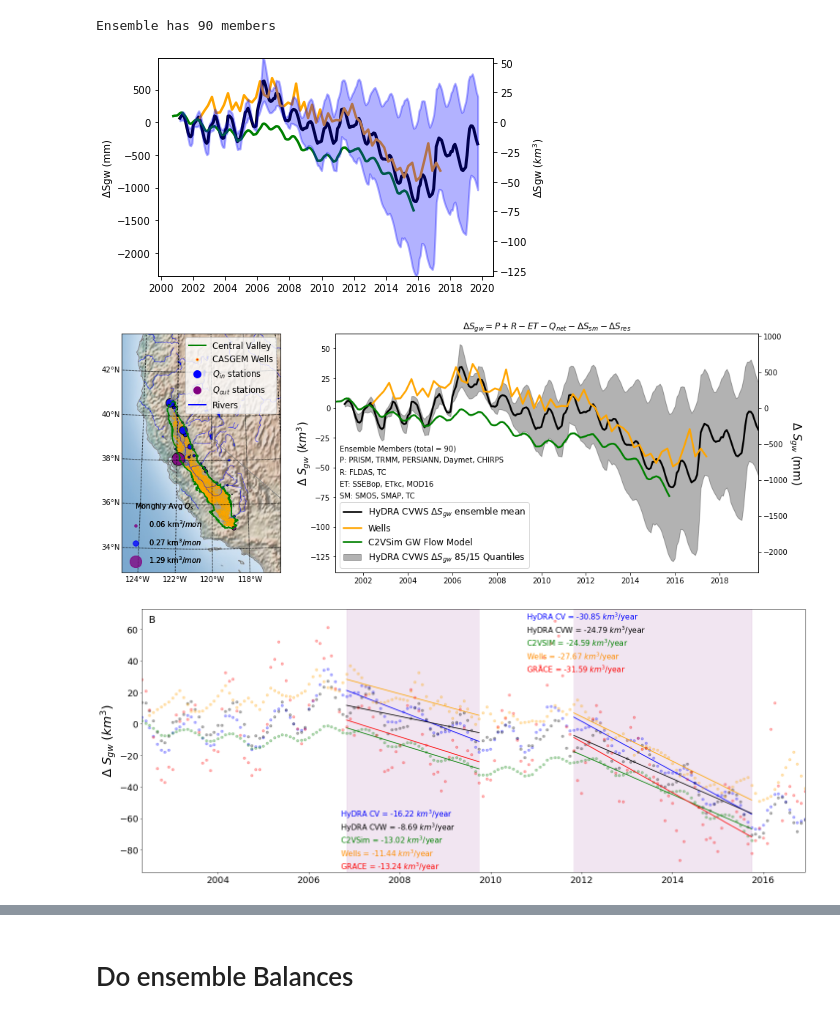
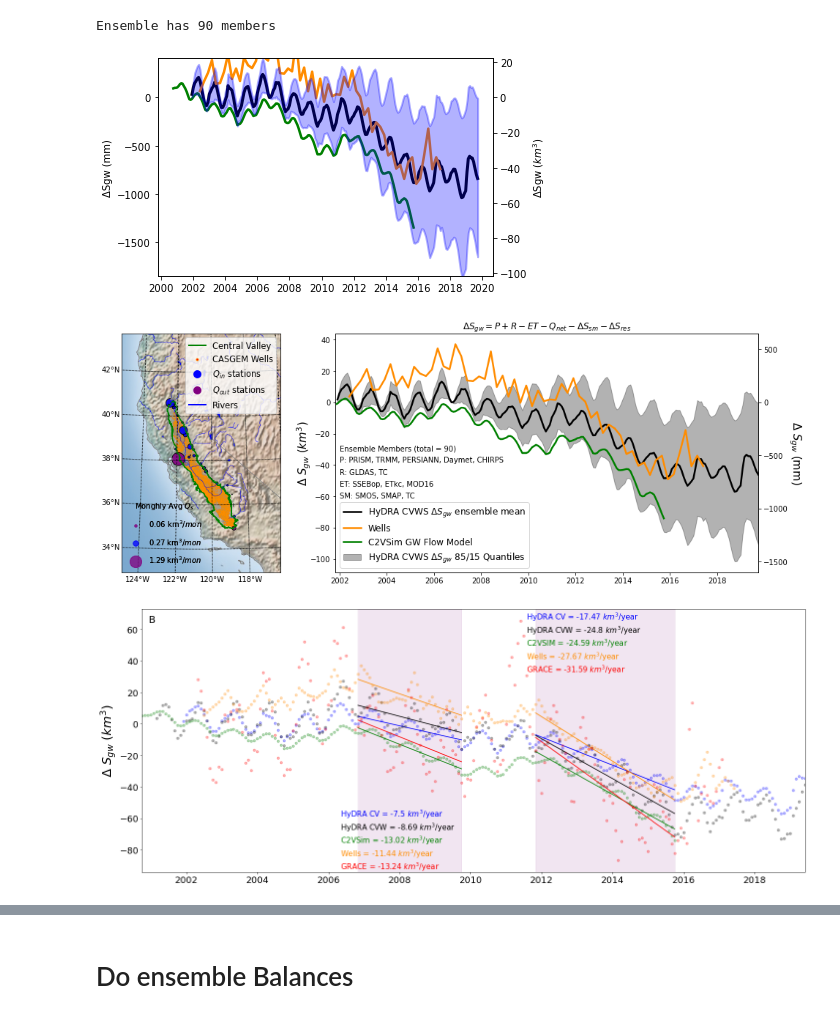
Before and after one commit to kashingtonDC/HyDRA, a Jupyter notebook: code/04a_Figures_Revised.ipynb, the cells around one changed output, grey strips where cells are left out. Cells and saved outputs as stored; diff of their text form; code cells hidden in the pictures.

Commit message:
revised figures clean run

```diff
--- a/code/04a_Figures_Revised.ipynb
+++ b/code/04a_Figures_Revised.ipynb
@@ -473,42 +567,42 @@ print("Ensemble has {} members".format(str(len(combolist))))
 Ensemble has 180 members
 # %%
 # Run the ensemble
-dsens = []
-for p,swe,et,sm in combolist:
-    ds = pdf[p] - aetdf[et] - rdf['DWR Qout'] - swedf[swe].diff() - smdf['Reservoirs'].diff() - smdf[sm].diff()
-    dsens.append(np.cumsum(ds - np.mean(ds[:60])))
+dsens_cvws = []
+for p,swe,et,sm in combolist_cvws:
+    ds = pdf_cvws[p] - aetdf_cvws[et] - rdf_cvws['DWR Qout'] - swedf_cvws[swe].diff() - smdf_cvws['Reservoirs'].diff() - smdf_cvws[sm].diff()
+    dsens_cvws.append(np.cumsum(ds - np.mean(ds[:60])))
 # %%
 fig, ax1 = plt.subplots()
 
 # plot all ensembles - make alpha >0 if desired
-for d in dsens:
+for d in dsens_cvws:
     ax1.plot(d / 155000 * 1e6, alpha = 0.0, color = 'gray')
 
-p25 = np.nanquantile(np.vstack(dsens)/ 155000 * 1e6,0.15, axis =0)
-p75 = np.nanquantile(np.vstack(dsens)/ 155000 * 1e6,0.85, axis =0)
+p15_cvws = np.nanquantile(np.vstack(dsens_cvws)/ 155000 * 1e6,0.15, axis =0)
+p85_cvws = np.nanquantile(np.vstack(dsens_cvws)/ 155000 * 1e6,0.85, axis =0)
 
-ax1.plot(dsens[0].index,np.nanmean(np.vstack(dsens)/ 155000 * 1e6, axis = 0), linewidth = 3, color = 'black')
+ax1.plot(dsens_cvws[0].index,np.nanmean(np.vstack(dsens_cvws)/ 155000 * 1e6, axis = 0), linewidth = 3, color = 'black')
 ax1.plot(grace.index, grace['grace_mean']/ 155000 * 1e6, color="red", linewidth = 2.5,label = "NASA GRACE")
 ax1.set_ylabel('ΔSgw (mm)')
-ax1.set_ylim([np.nanmin(p25),np.nanmax(p75)])
+ax1.set_ylim([np.nanmin(p15_cvws),np.nanmax(p85_cvws)])
 
 ax2 = ax1.twinx()
 
 # plot all ensembles - make alpha >0 if desired
-for d in dsens:
+for d in dsens_cvws:
     ax2.plot(d, alpha = 0.0, color = 'gray')
 
 # 75 th 25th quantile
-p25 = np.nanquantile(np.vstack(dsens),0.15, axis =0)
-p75 = np.nanquantile(np.vstack(dsens),0.85, axis =0)
-ax2.plot(dsens[0].index,np.nanmean(np.vstack(dsens), axis = 0), alpha = 0)
-ax2.fill_between(dsens[0].index,p25,p75, linewidth =2, alpha = 0.3, color = 'blue')
+p15_cvws = np.nanquantile(np.vstack(dsens_cvws),0.15, axis =0)
+p85_cvws = np.nanquantile(np.vstack(dsens_cvws),0.85, axis =0)
+ax2.plot(dsens_cvws[0].index,np.nanmean(np.vstack(dsens_cvws), axis = 0), alpha = 0)
+ax2.fill_between(dsens_cvws[0].index,p15_cvws,p85_cvws, linewidth =2, alpha = 0.3, color = 'blue')
 ax2.plot(grace.index, grace['grace_mean'], color="red",alpha = 0, label = "NASA GRACE")
 ax2.fill_between(grace.index,grace['grace_min'],grace['grace_max'], alpha = 0.1, color = 'red')
 
 ax2.tick_params(axis='y')
 ax2.set_ylabel('ΔSgw ($km^3$)')
-ax2.set_ylim([np.nanmin(p25),np.nanmax(p75)])
+ax2.set_ylim([np.nanmin(p15_cvws),np.nanmax(p85_cvws)])
 
 plt.show()
 # %% [output]
@@ -636,6 +730,7 @@ pcoldict = {'p_prism':'PRISM',
 pdf = wbdf.loc[:, wbdf.columns.isin(pcoldict.keys())][323:-12]
 pdf.dropna(axis = 0, how = 'all', inplace = True)
 pdf.rename(columns = pcoldict, inplace = True)
+pdf = time_mask_df(pdf)
 
 aetcoldict = {'aet_gldas':'GLDAS',
                 'aet_fldas':'FLDAS',
@@ -646,6 +741,7 @@ aetcoldict = {'aet_gldas':'GLDAS',
 aetdf = wbdf.loc[:, wbdf.columns.isin(aetcoldict.keys())][323:-12]
 aetdf.dropna(axis = 0, how = 'all', inplace = True)
 aetdf.rename(columns = aetcoldict, inplace = True)
+aetdf = time_mask_df(aetdf)
 
 petcoldict = {'pet_gldas':'GLDAS',
                 'pet_gmet':'Gridmet',
@@ -655,7 +751,7 @@ petcoldict = {'pet_gldas':'GLDAS',
 petdf = wbdf.loc[:, wbdf.columns.isin(petcoldict.keys())][323:-12]
 petdf.dropna(axis = 0, how = 'all', inplace = True)
 petdf.rename(columns = petcoldict, inplace = True)
-
+petdf = time_mask_df(petdf)
 
 smcoldict = {'sm_smos':'SMOS',
                 'sm_smap':'SMAP',
@@ -665,6 +761,7 @@ smcoldict = {'sm_smos':'SMOS',
 smdf = wbdf.loc[:, wbdf.columns.isin(smcoldict.keys())][323:-12]
 smdf.dropna(axis = 0, how = 'all', inplace = True)
 smdf.rename(columns = smcoldict, inplace = True)
+smdf = time_mask_df(smdf)
 
 rcoldict = {'qs_out_km3':'DWR Qout',
             'qs_in_km3': 'USGS Qin',
@@ -674,6 +771,7 @@ rcoldict = {'qs_out_km3':'DWR Qout',
 rdf = wbdf.loc[:, wbdf.columns.isin(rcoldict.keys())][323:-12]
 rdf.dropna(axis = 0, how = 'all', inplace = True)
 rdf.rename(columns = rcoldict, inplace = True)
+rdf = time_mask_df(rdf)
 # %%
 make_plots(pdf/ 55000 * 1e6, pcoldict, var = "P")
 make_plots(aetdf/ 55000 * 1e6, aetcoldict, var = "AET")
@@ -691,7 +789,7 @@ make_plots(rdf/ 55000 * 1e6, rcoldict, var = "Q/R")
 plist = ['PRISM','TRMM','PERSIANN','Daymet','CHIRPS']
 etlist = ['SSEBop','ETkc',"MOD16"]
 smlist = ['SMOS','SMAP','TC']
-rlist = ['FLDAS', 'TC']
+rlist = ['GLDAS',"TC"]
 
 combolist = list(itertools.product(*[plist,etlist,smlist,rlist]))
 print("Ensemble has {} members".format(str(len(combolist))))
@@ -714,36 +812,36 @@ for d in dsens:
     ax1.plot(d / 155000 * 1e6, alpha = 0.001, color = 'gray')
 
 p25 = np.nanquantile(np.vstack(dsens)/ 55000 * 1e6,0.15, axis =0)
 p75 = np.nanquantile(np.vstack(dsens)/ 55000 * 1e6,0.85, axis =0)
 
 ax1.plot(dsens[0].index,np.nanmean(np.vstack(dsens)/ 55000 * 1e6, axis = 0), linewidth = 3, color = 'black')
-ax1.plot(wells.index, wells['wells_ds_km3']/ 55000 * 1e6, color="orange", linewidth = 2.5,label = "Wells")
+ax1.plot(wells.index, wells['wells_ds_km3']/ 55000 * 1e6, color="darkorange", linewidth = 2.5,label = "Wells")
 ax1.plot(wbdf['c2vsim_ds'][323:].index, wbdf['c2vsim_ds'][323:]/ 55000 * 1e6, color="green", linewidth = 2.5,label = "C2vsim")
 
 ax1.set_ylabel('ΔSgw (mm)')
 ax1.set_ylim([np.nanmin(p25),np.nanmax(p75)])
 
 ax2 = ax1.twinx()
 
 # Uncomment to plot all ensembles
 for d in dsens:
     ax2.plot(d, alpha = 0.0, color = 'gray')
 
 # 75 th 25th quantile
 p25 = np.nanquantile(np.vstack(dsens),0.15, axis =0)
 p75 = np.nanquantile(np.vstack(dsens),0.85, axis =0)
 ax2.plot(dsens[0].index,np.nanmean(np.vstack(dsens), axis = 0), alpha = 0)
 ax2.fill_between(dsens[0].index,p25,p75, linewidth =2, alpha = 0.3, color = 'blue')
-ax2.plot(wbdf.index, wbdf['wells_ds_km3'], color="orange",alpha = 0, label = "Wells")
+ax2.plot(wbdf.index, wbdf['wells_ds_km3'], color="darkorange",alpha = 0, label = "Wells")
 # ax2.plot(wbdf.index, wbdf['c2vsim_ds'][327:], color="green",alpha = 0, label = "C2vsim")
 
 ax2.tick_params(axis='y')
 ax2.set_ylabel('ΔSgw ($km^3$)')
 ax2.set_ylim([np.nanmin(p25),np.nanmax(p75)])
 
 plt.show()
 # %% [output]
-[figure, old version]
+[figure, new version]
 # %%
 # Setup the figure
 plt.figure(figsize=(16, 6))
@@ -773,14 +871,14 @@ m.drawparallels(parallels,labels=[True,False,True,False]) # [left,right,top,bott
 m.drawmeridians(meridians,labels=[True,False,False,True]) # [left,right,top,bottom]
 
 # Draw the shapefiles
-draw_points(casgem, m, alpha =1,color = 'orange', fill = True)
+draw_points(casgem, m, alpha =1,color = 'darkorange', fill = True)
 draw_poly(cvsa, m, alpha = 1, edgecolor = 'green', lw = 1.5, fill = False)
 draw_points(inflow,m, alpha = 0.9, sizecol= inflow["q_km3_avg"]*200,  color= 'blue', edgecolor = 'black')
 draw_points(outflow,m, alpha = 0.9, sizecol= outflow["q_km3_avg"]*200,  color= 'purple', edgecolor = 'black')
 
 # Make the first legend (upper left of map)
 custom_lines = [Line2D([0], [0], color='green', lw=2),
-                Line2D([0], [0], linewidth=0, marker='o', markersize=3, markeredgecolor = 'orange',markerfacecolor="red"),
+                Line2D([0], [0], linewidth=0, marker='o', markersize=3, markeredgecolor = 'darkorange',markerfacecolor="red"),
                 Line2D([0], [0], linewidth=0, marker='o', markersize=10, markeredgecolor = 'blue',markerfacecolor="blue"),
                 Line2D([0], [0], linewidth=0, marker='o', markersize=10, markeredgecolor = 'purple',markerfacecolor="purple"),
                 Line2D([0], [0], color='blue', lw=2)]
@@ -812,7 +910,7 @@ ax3.set_ylim([np.nanmin(p25),np.nanmax(p75)])
 
 ax2.plot(dsens[0].index,np.nanmean(np.vstack(dsens), axis = 0), color="black", linewidth = 2.5, label = "HyDRA CVWS $\Delta S_{gw}$ ensemble mean")
 ax2.fill_between(dsens[0].index, p25,p75, color = 'black', alpha = 0.3, label = "HyDRA CVWS $\Delta S_{gw}$ 85/15 Quantiles")
-ax2.plot(wells.index, wells['wells_ds_km3'], color="orange", linewidth = 2.5,label = "Wells")
+ax2.plot(wells.index, wells['wells_ds_km3'], color="darkorange", linewidth = 2.5,label = "Wells")
 ax2.plot(wbdf['c2vsim_ds'][323:].index, wbdf['c2vsim_ds'][323:], color="green", linewidth = 2.5,label = "C2VSim GW Flow Model")
 
 ax2.set_title("$\Delta S_{gw} = P + R - ET - Q_{net} - \Delta S_{sm} - \Delta S_{res}$")
@@ -842,7 +940,7 @@ align_yaxis(ax2, 0, ax3, 0)
 plt.tight_layout()
 plt.show()
 # %% [output]
-[figure, old version]
+[figure, new version]
 # %%
 def filt_df_dates(df,startdate,enddate):
     '''
@@ -959,11 +1057,11 @@ axes_2.plot(d2t['C2VSim'], color = 'green') # trendline
 winterp = fin_dsdf['wells_ds_km3'].interpolate(how = 'linear')
 well_mask = (winterp.index > fin_dsdf['wells_ds_km3'].dropna().index[0]) & (winterp.index <= fin_dsdf['wells_ds_km3'].dropna().index[-1])
 winterp = winterp[well_mask]
-axes_2.plot(winterp.index,winterp, 'o', color = 'orange', ms=5, alpha = 0.3, label = "Wells")
+axes_2.plot(winterp.index,winterp, 'o', color = 'darkorange', ms=5, alpha = 0.3, label = "Wells")
 # plt.fill_between(winterp.index, winterp - mean_errs['Wells'], winterp+ mean_errs['Wells'],
 #                     color = 'orange', alpha = 0.3, label = "Wells Uncertainty")
-axes_2.plot(d1t['Wells'], color = 'orange') # trendline
-axes_2.plot(d2t['Wells'], color = 'orange') # trendline
+axes_2.plot(d1t['Wells'], color = 'darkorange') # trendline
+axes_2.plot(d2t['Wells'], color = 'darkorange') # trendline
 
 
 # GRACE
@@ -1002,4 +1100,4 @@ axes_2.axvspan(d2t['GRACE'].index[0], d2t['GRACE'].index[-1], alpha=0.051, color
 
 plt.tight_layout()
 # %% [output]
-[figure, old version]
+[figure, new version]
```
Also changed, not shown: parts of 28 cells of this notebook.
